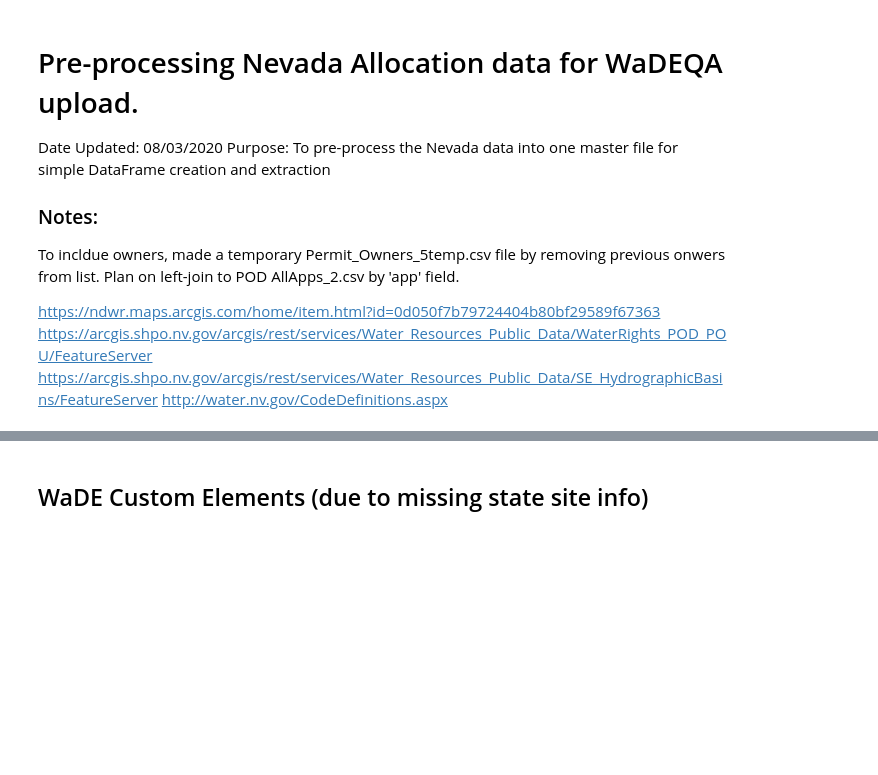
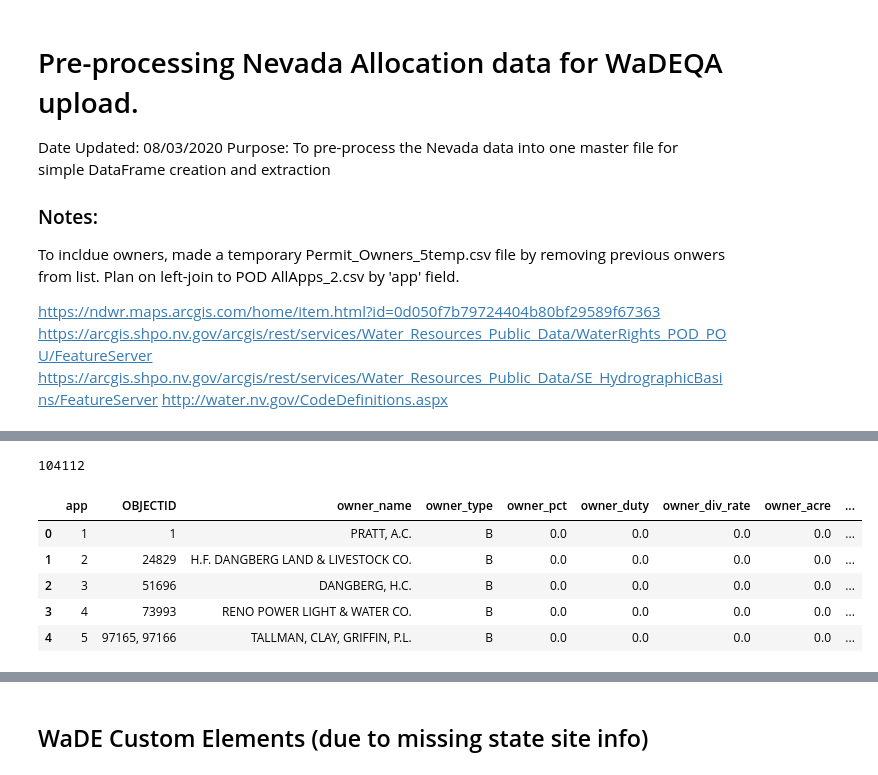
Before and after one commit to WSWCWaterDataExchange/MappingStatesDataToWaDE2.0, a Jupyter notebook: Nevada/WaterAllocation/0_PreProcessNevadaAllocationData.ipynb, the cells around one changed output, grey strips where cells are left out. Cells and saved outputs as stored; diff of their text form; code cells hidden in the pictures; blank space fills up the shorter version.

```diff
--- a/Nevada/WaterAllocation/0_PreProcessNevadaAllocationData.ipynb
+++ b/Nevada/WaterAllocation/0_PreProcessNevadaAllocationData.ipynb
@@ -47,7 +67,16 @@ df
 # %%
 #With owner dataframe, Sort and Merge Columns
-dfown = dfown.groupby('app', sort=False).agg(lambda x: '; '.join([str(elem) for elem in (list(set(x)))])).reset_index()
-dfown
+dfown = dfown.groupby('app', sort=False).agg(lambda x: ', '.join([str(elem) for elem in (list(set(x)))])).reset_index()
+print(len(dfown))
+dfown.head()
+# %% [output]
+104112
+|  | app | OBJECTID | owner_name | owner_type | owner_pct | owner_duty | owner_div_rate | owner_acre | ... |
+| 0 | 1 | 1 | PRATT, A.C. | B | 0.0 | 0.0 | 0.0 | 0.0 | ... |
+| 1 | 2 | 24829 | H.F. DANGBERG LAND & LIVESTOCK CO. | B | 0.0 | 0.0 | 0.0 | 0.0 | ... |
+| 2 | 3 | 51696 | DANGBERG, H.C. | B | 0.0 | 0.0 | 0.0 | 0.0 | ... |
+| 3 | 4 | 73993 | RENO POWER LIGHT & WATER CO. | B | 0.0 | 0.0 | 0.0 | 0.0 | ... |
+| 4 | 5 | 97165, 97166 | TALLMAN, CLAY, GRIFFIN, P.L. | B | 0.0 | 0.0 | 0.0 | 0.0 | ... |
 # %%
 #Merge POD and Owner by app field
 df = pd.merge(df, dfown, left_on='app', right_on='app', how='left') # Joinning PoD data
```
Also changed, not shown: parts of 9 cells of this notebook, 12 other files.
